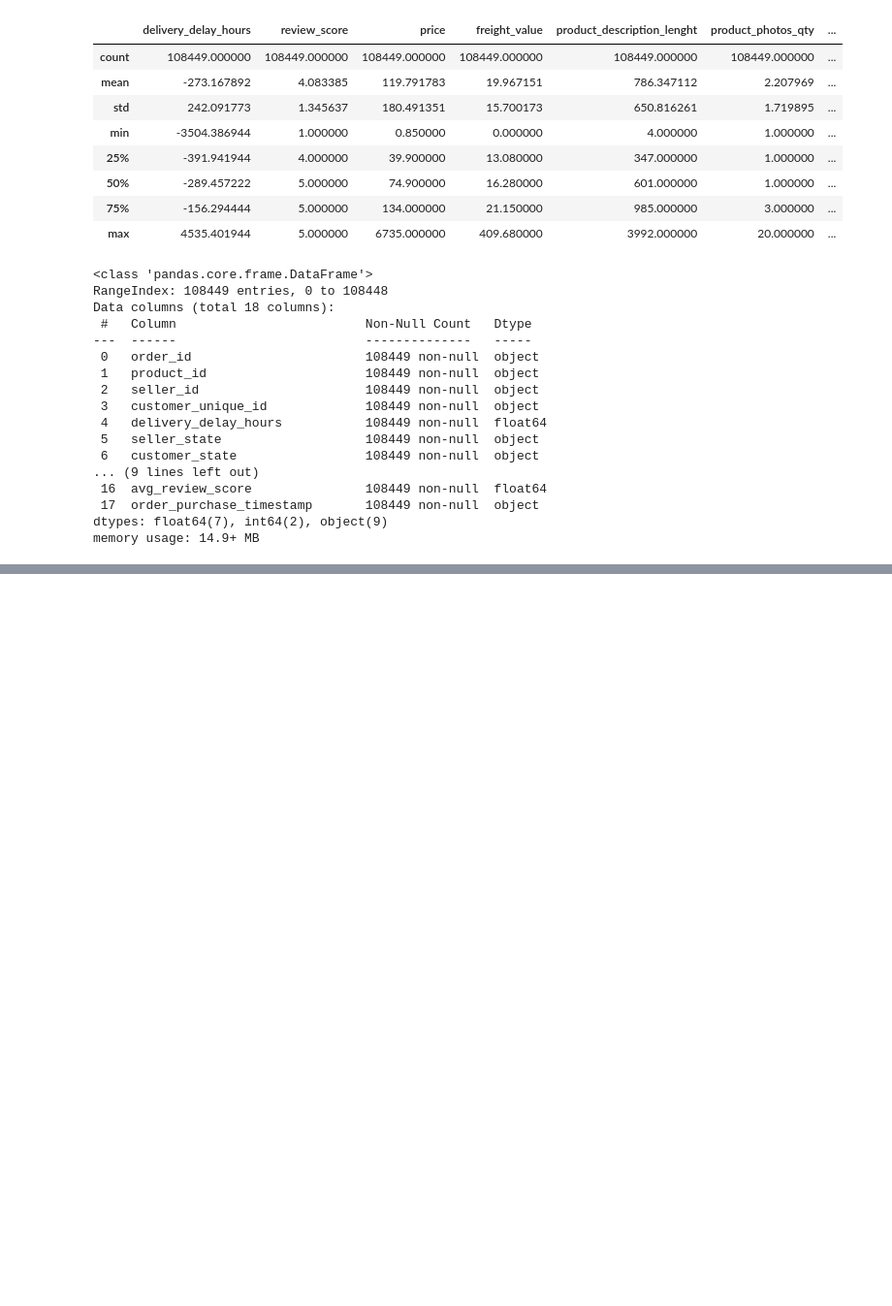
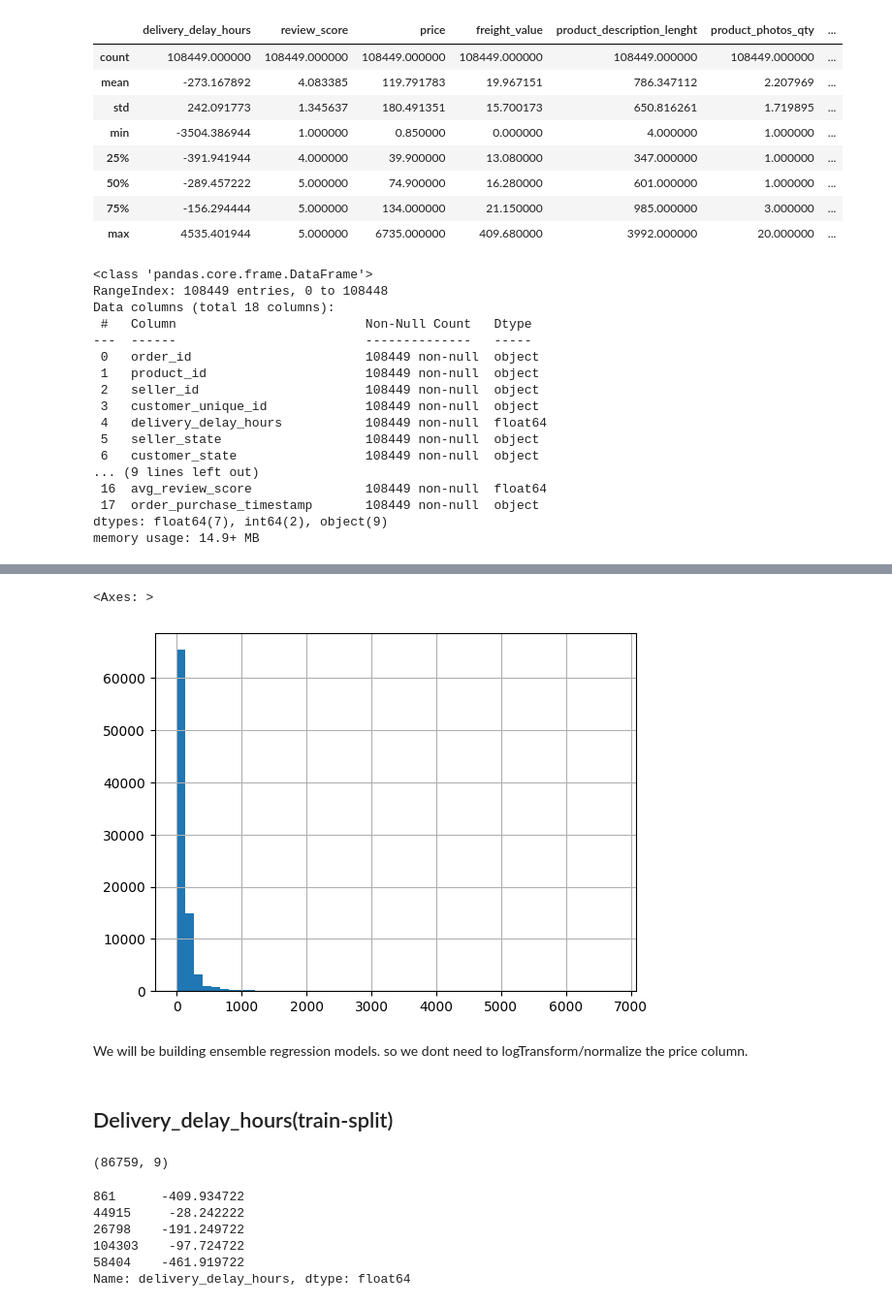
Before and after one commit to Dipanshu-Kubde/Dynamic-Price-Optimization-for-Ecommerce, a Jupyter notebook: ml/preprocessing.ipynb, the cells around one changed output, grey strips where cells are left out. Shown: that part at 97% size. Drawn from its saved outputs; the diff is of its cells as text; code cells hidden in the pictures; blank space fills up the shorter version.

Commit message:
finished preprocessing for model

```diff
--- a/ml/preprocessing.ipynb
+++ b/ml/preprocessing.ipynb
@@ -136,2 +123,0 @@ label_map = {'Mediocre': 1, 'Bad': 2, 'Super': 0}
-# %%
-df['seller_encoded'] = df['seller_grade'].map(label_map)
@@ -161,2 +123,0 @@ memory usage: 10.8+ MB
-# %%
-df.drop(['seller_grade'],axis=1,inplace=True)
@@ -197,0 +126,2 @@ memory usage: 133.0 bytes
+# %%
+train_df, test_df = train_test_split(df, test_size=0.2, random_state=16501)
@@ -197,0 +130,2 @@ memory usage: 133.0 bytes
+# %%
+y_train = train_df['price']
@@ -197,0 +173,22 @@ memory usage: 133.0 bytes
+# %%
+y_train.hist(bins=50)
+# %% [output]
+<Axes: >
+[figure, added]
+# %% [markdown]
+We will be building ensemble regression models. so we dont need to logTransform/normalize the price column.
+# %% [markdown]
+## Delivery_delay_hours(train-split)
+# %%
+X_train.shape
+# %% [output]
+(86759, 9)
+# %%
+X_train['delivery_delay_hours'].head()
+# %% [output]
+861      -409.934722
+44915     -28.242222
+26798    -191.249722
+104303    -97.724722
+58404    -461.919722
+Name: delivery_delay_hours, dtype: float64
```
Also changed, not shown: parts of 129 cells of this notebook, 2 other files.
